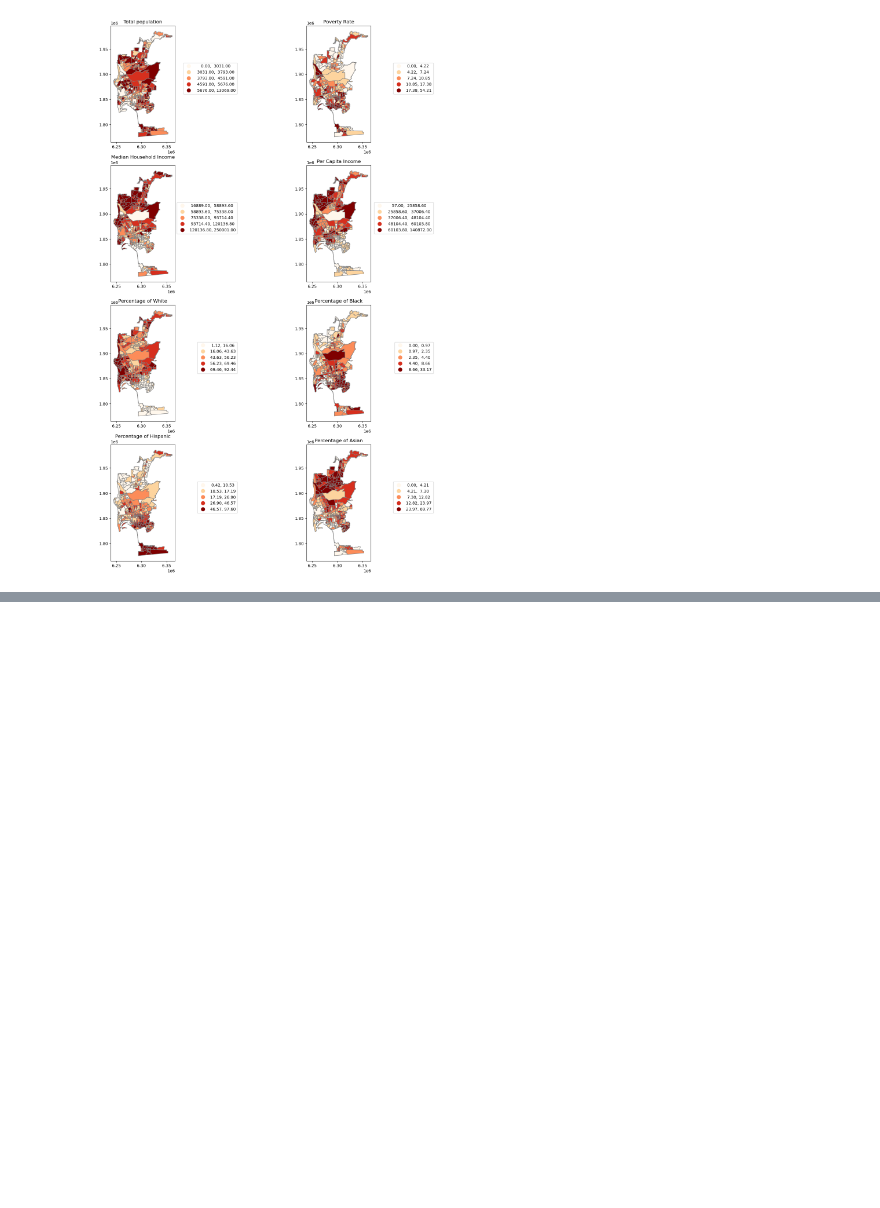
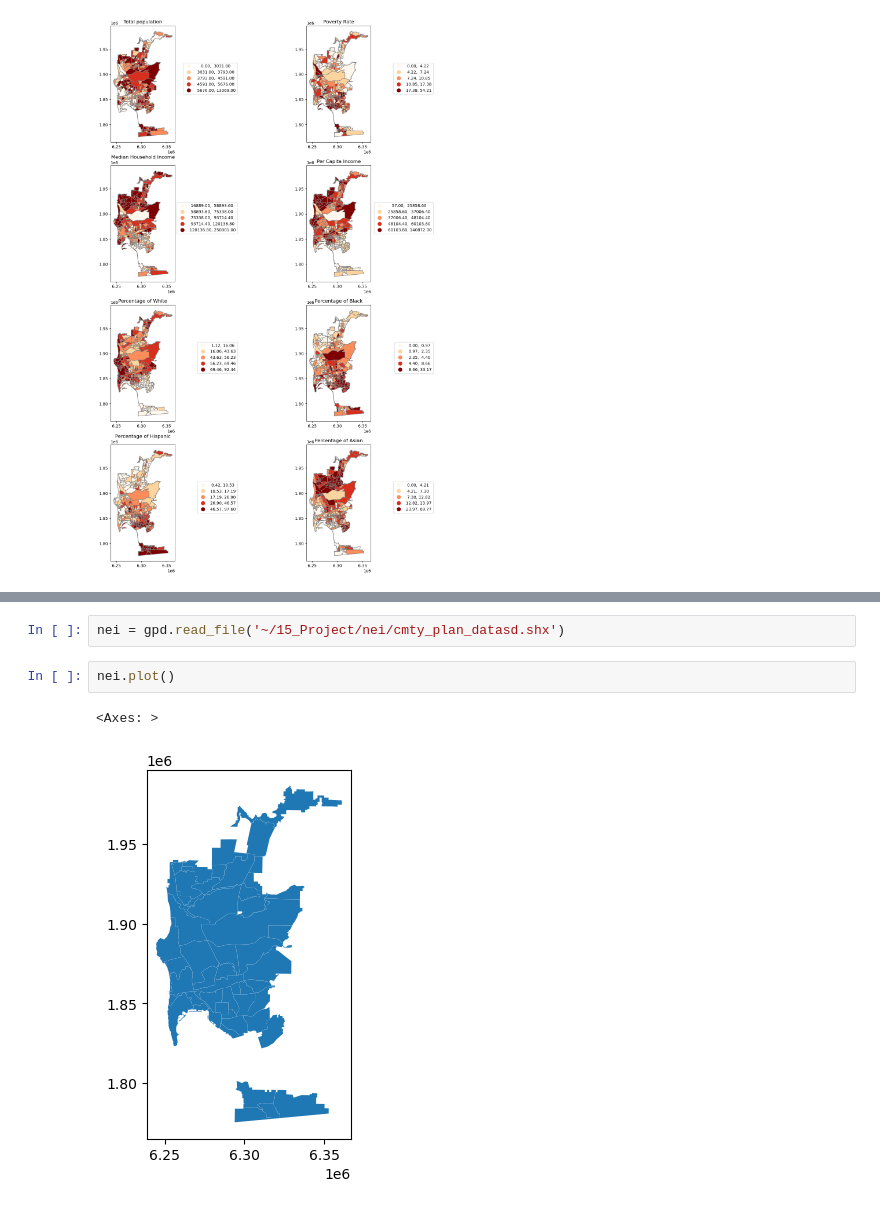
Before and after one commit to robertl0500/15-minute-analysis, a Jupyter notebook: 15-minute-package/Project_maps.ipynb, the cells around one changed output, grey strips where cells are left out. Cells and saved outputs as stored; diff of their text form; blank space fills up the shorter version.

```diff
--- a/15-minute-package/Project_maps.ipynb
+++ b/15-minute-package/Project_maps.ipynb
@@ -123,0 +178,7 @@ plt.show()
+# %%
+nei = gpd.read_file('~/15_Project/nei/cmty_plan_datasd.shx')
+# %%
+nei.plot()
+# %% [output]
+<Axes: >
+[figure, added]
```
Also changed, not shown: parts of 5 cells of this notebook.
